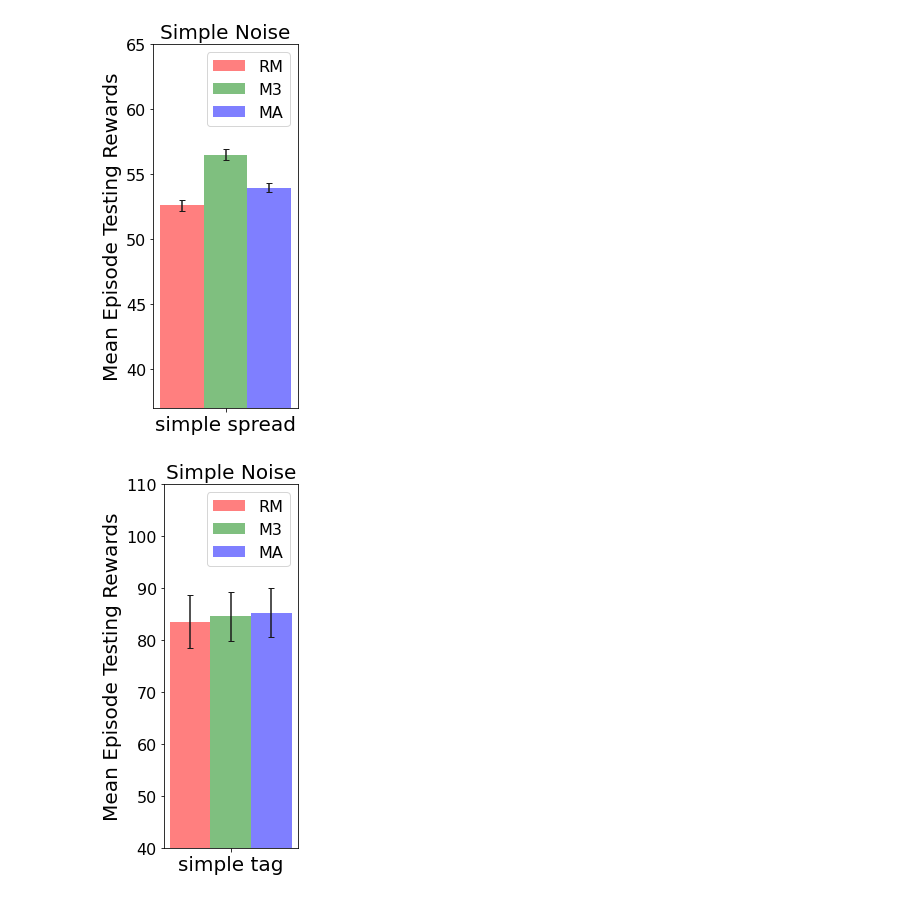
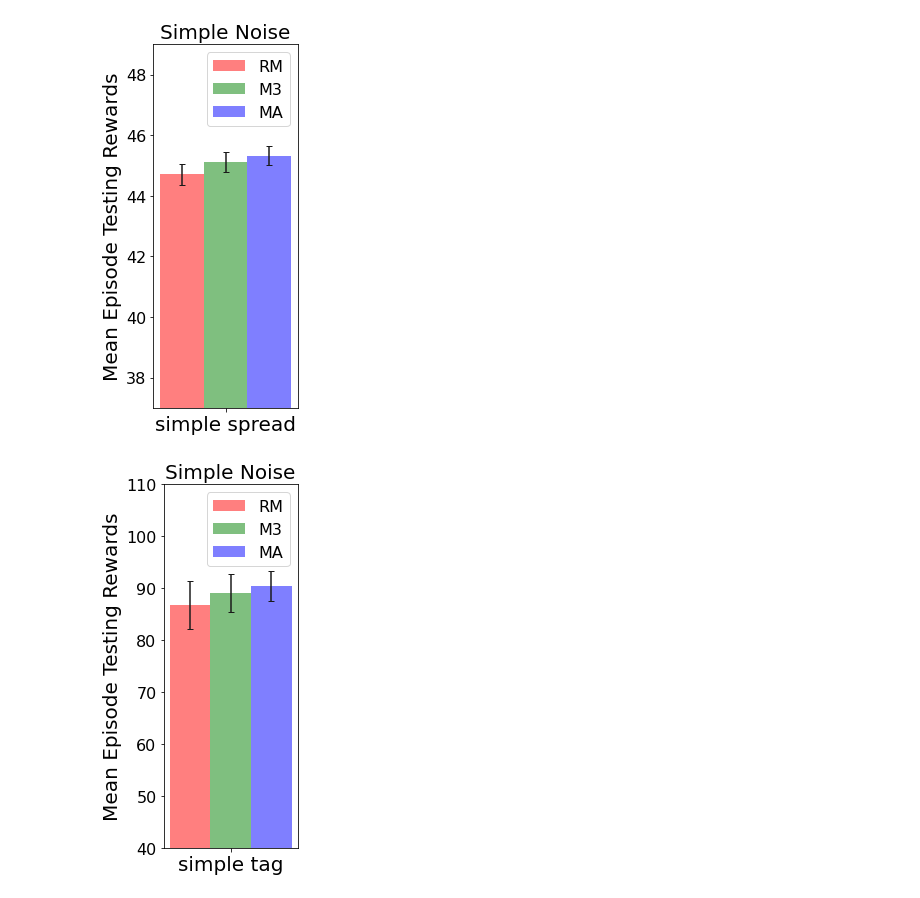
Before and after one commit to SihongHo/2022_rl, a Jupyter notebook: Figure_random_d.ipynb, the cells around one changed output. Cells and saved outputs as stored; diff of their text form; code cells hidden in the pictures.

```diff
--- a/Figure_random_d.ipynb
+++ b/Figure_random_d.ipynb
@@ -55,14 +55,14 @@ plt.show()
 # %%
 n_groups = 1
 
-means_rmaac = (100-1.975*24)
-std_rmaac = (0.413)
+means_rmaac = (100-2.304*24)
+std_rmaac = (0.336)
 
-means_m3ddpg = (100-1.813*24)
-std_m3ddpg = (0.416)
+means_m3ddpg = (100-2.287*24)
+std_m3ddpg = (0.328)
 
-means_maddpg = (100-1.918*24)
-std_maddpg = (0.376)
+means_maddpg = (100-2.278*24)
+std_maddpg = (0.321)
 
 fig, ax = plt.subplots(figsize=(3, 6))
 
@@ -72,46 +72,46 @@ bar_width = 0.15
 opacity = 0.5
 error_config = {'ecolor': '0.1'}
 
 rects1 = ax.bar(index, means_rmaac, bar_width,
                 alpha=opacity, color='r',
                 yerr=std_rmaac, error_kw=error_config, capsize = 3,
                 label='RM')
 
 rects2 = ax.bar(index + bar_width, means_m3ddpg, bar_width,
                 alpha=opacity, color='g',
                 yerr=std_m3ddpg, error_kw=error_config, capsize = 3,
                 label='M3')
 
 rects2 = ax.bar(index + bar_width * 2, means_maddpg, bar_width,
                 alpha=opacity, color='b',
                 yerr=std_maddpg, error_kw=error_config, capsize = 3,
                 label='MA')
 
 # ax.set_xlabel('Scenario')
 ax.set_ylabel('Mean Episode Testing Rewards', fontsize=20)
 ax.set_title('Simple Noise', fontsize=20)
 ax.set_xticks(index + bar_width)
 ax.set_xticklabels(('simple spread',), fontsize=20)
 ax.tick_params(axis='y', labelsize=16)
 ax.legend(fontsize=16)
 # ax.set_xlim([xmin, xmax])
-ax.set_ylim([37, 65])
+ax.set_ylim([37, 49])
 
 fig.tight_layout()
 plt.show()
 # %% [output]
-[figure, old version]
+[figure, new version]
 # %%
 n_groups = 1
 
-means_rmaac = (100-0.686*24)
-std_rmaac = (5.139)
+means_rmaac = (100-0.553*24)
+std_rmaac = (4.629)
 
-means_m3ddpg = (100-0.642*24)
-std_m3ddpg = (4.681)
+means_m3ddpg = (100-0.456*24)
+std_m3ddpg = (3.644)
 
-means_maddpg = (100-0.614*24)
-std_maddpg = (4.725)
+means_maddpg = (100-0.398*24)
+std_maddpg = (2.9)
 
 fig, ax = plt.subplots(figsize=(3, 6))
 
@@ -149,4 +149,4 @@ ax.set_ylim([40, 110])
 fig.tight_layout()
 plt.show()
 # %% [output]
-[figure, old version]
+[figure, new version]
```
Also changed, not shown: parts of 1 cell of this notebook, 3 other files.
